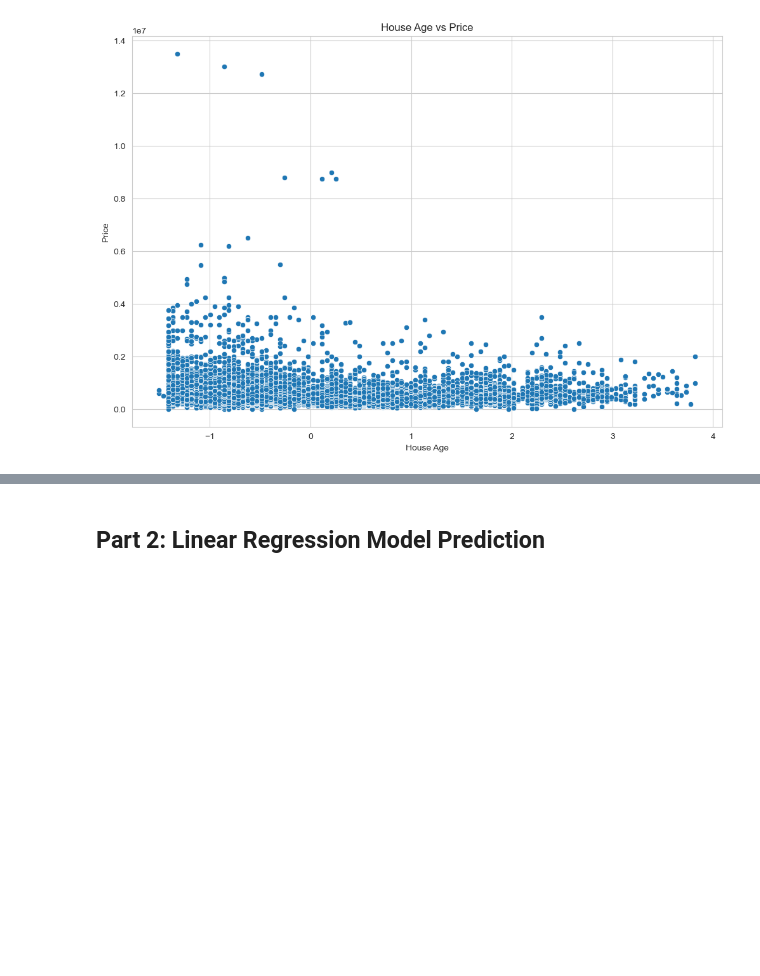
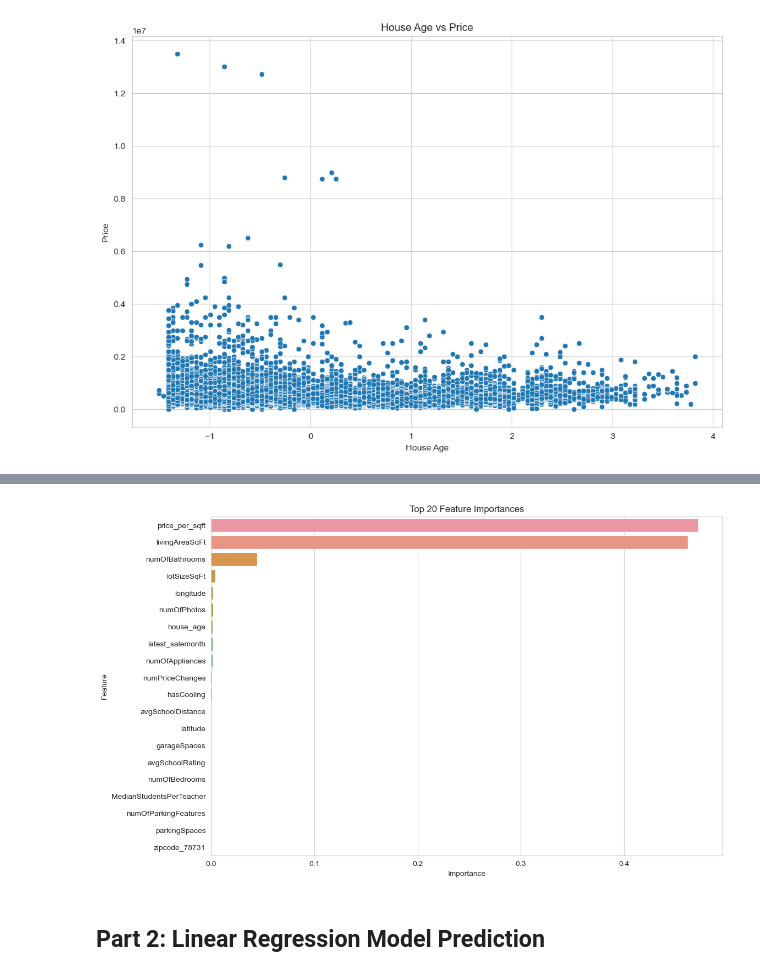
Before and after one commit to steve-yuan-8276/machine_learning, a Jupyter notebook: Austin _housing_Price/feather_engineering_prediction.ipynb, the cells around one changed output, grey strips where cells are left out. Cells and saved outputs as stored; diff of their text form; code cells hidden in the pictures; blank space fills up the shorter version.

```diff
--- a/Austin _housing_Price/feather_engineering_prediction.ipynb
+++ b/Austin _housing_Price/feather_engineering_prediction.ipynb
@@ -219,3 +264,28 @@ plt.show()
+# %%
+# Feature Importance Analysis
+
+from sklearn.ensemble import RandomForestRegressor
+
+# 使用随机森林模型计算特征重要性
+rf = RandomForestRegressor(n_estimators=100, random_state=42)
+rf.fit(X_train, y_train)
+
+# 获取特征重要性
+importances = rf.feature_importances_
+feature_names = X.columns
+feature_importance_df = pd.DataFrame({'Feature': feature_names, 'Importance': importances})
+
+# 按重要性排序
+feature_importance_df = feature_importance_df.sort_values(by='Importance', ascending=False)
+
+# 可视化特征重要性
+plt.figure(figsize=(12, 8))
+sns.barplot(x='Importance', y='Feature', data=feature_importance_df.head(20))
+plt.title('Top 20 Feature Importances')
+plt.savefig('./outputs/top_20_feature_importance.png')
+plt.show()
+# %% [output]
+[figure, added]
 # %% [markdown]
 ## Part 2: Linear Regression Model Prediction
 # %%
```
Also changed, not shown: parts of 14 cells of this notebook, 2 other files.
